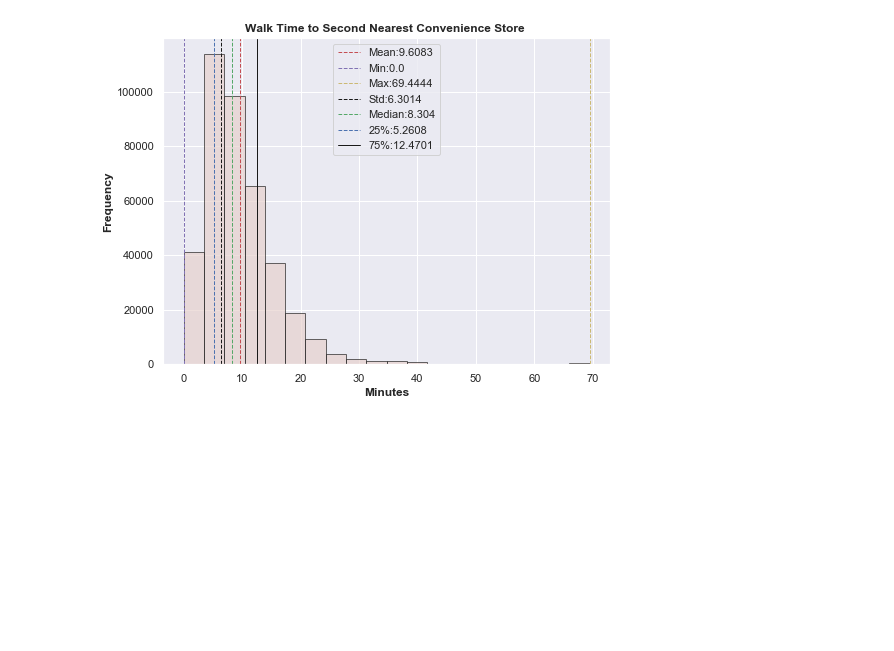
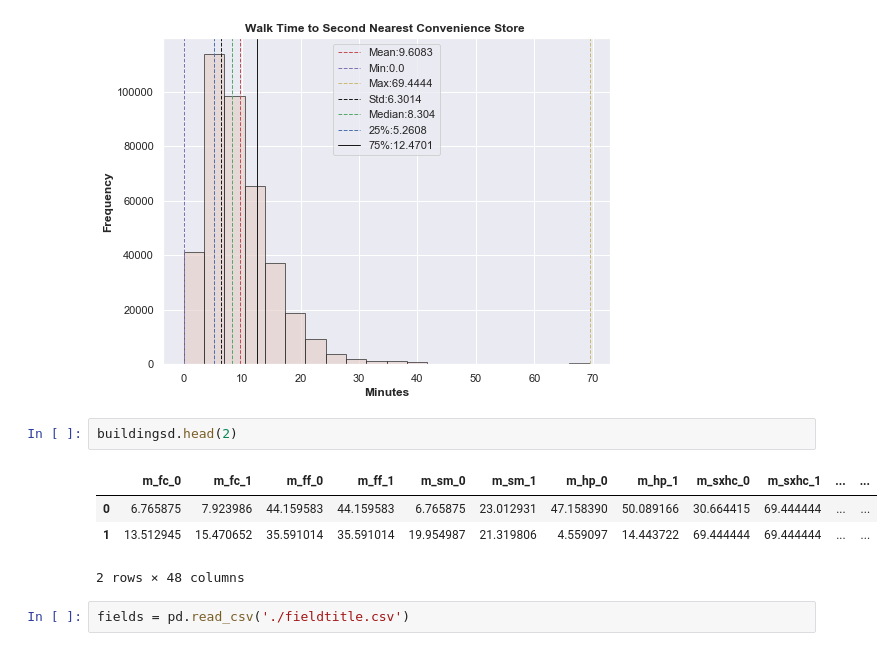
Before and after one commit to gcc-dav-official-github/production, a Jupyter notebook: projects/walkability/code/Creating Histogram.ipynb, the cells around one changed output. Drawn from its saved outputs; the diff is of its cells as text; blank space fills up the shorter version.

```diff
--- a/projects/walkability/code/Creating Histogram.ipynb
+++ b/projects/walkability/code/Creating Histogram.ipynb
@@ -153,3 +153,12 @@ plt.legend(loc=0)
 plt.savefig('./m_fc_1.jpg')
 # %% [output]
 [figure]
+# %%
+buildingsd.head(2)
+# %% [output]
+|  | m_fc_0 | m_fc_1 | m_ff_0 | m_ff_1 | m_sm_0 | m_sm_1 | m_hp_0 | m_hp_1 | m_sxhc_0 | m_sxhc_1 | ... | ... |
+| 0 | 6.765875 | 7.923986 | 44.159583 | 44.159583 | 6.765875 | 23.012931 | 47.158390 | 50.089166 | 30.664415 | 69.444444 | ... | ... |
+| 1 | 13.512945 | 15.470652 | 35.591014 | 35.591014 | 19.954987 | 21.319806 | 4.559097 | 14.443722 | 69.444444 | 69.444444 | ... | ... |
+2 rows × 48 columns
+# %%
+fields = pd.read_csv('./fieldtitle.csv')
```
Also changed, not shown: parts of 3 cells of this notebook.
